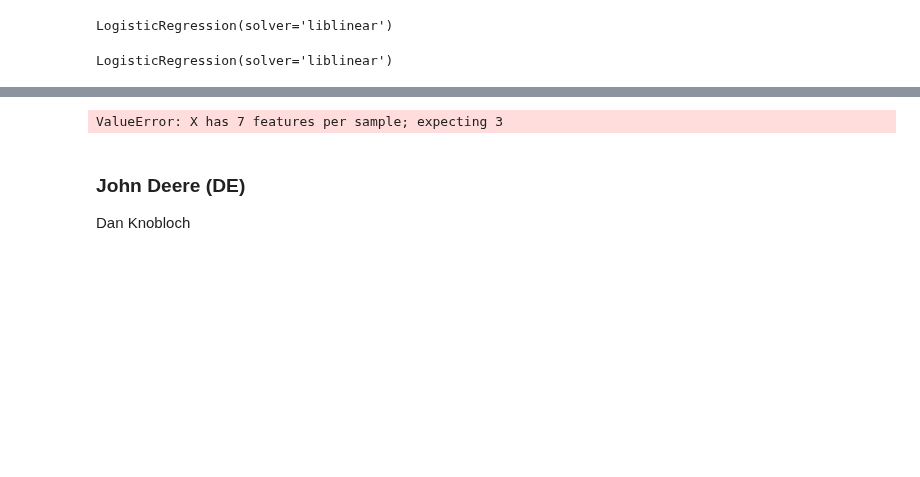
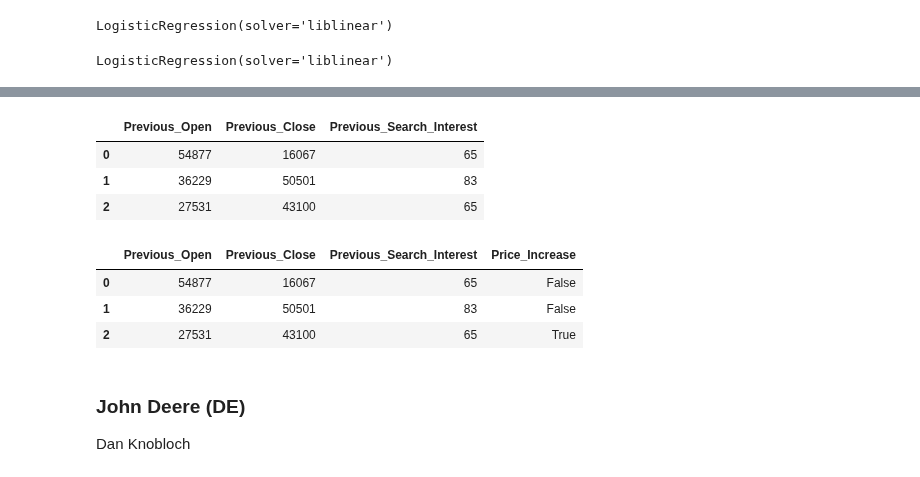
Before and after one commit to atlas125gev/StockProject, a Jupyter notebook: Homework7/Homework7.Final.ipynb, the cells around one changed output, grey strips where cells are left out. Saved outputs shown, nothing was run; the diff lists cells and outputs as text; code cells hidden in the pictures; blank space fills up the shorter version.

```diff
--- a/Homework7/Homework7.Final.ipynb
+++ b/Homework7/Homework7.Final.ipynb
@@ -1494,3 +1551,14 @@ Precision and F-score are ill-defined and being set to 0.0 in labels with no pre
+# %%
+# debug - you need a new random sample with all columns this model uses - I pulled a new one from the function
+
+samplePrice = prepareDataForPredictions(X)
+pdSamplePrice = pd.DataFrame.from_dict(samplePrice)
+pdSamplePrice
+# %% [output]
+|  | Previous_Open | Previous_Close | Previous_Search_Interest |
+| 0 | 54877 | 16067 | 65 |
+| 1 | 36229 | 50501 | 83 |
+| 2 | 27531 | 43100 | 65 |
 # %%
 pdSamplePrice = pd.DataFrame.from_dict(pdSamplePrice)
 
@@ -1500,7 +1568,10 @@ pdPredicted = pdSamplePrice
 pdPredicted["Price_Increase"] = predictions.astype(bool)
 pdPredicted
 # %% [output]
-ValueError: X has 7 features per sample; expecting 3
+|  | Previous_Open | Previous_Close | Previous_Search_Interest | Price_Increase |
+| 0 | 54877 | 16067 | 65 | False |
+| 1 | 36229 | 50501 | 83 | False |
+| 2 | 27531 | 43100 | 65 | True |
 # %% [markdown]
 ### John Deere (DE)
 Dan Knobloch
```
Also changed, not shown: parts of 78 cells of this notebook.
